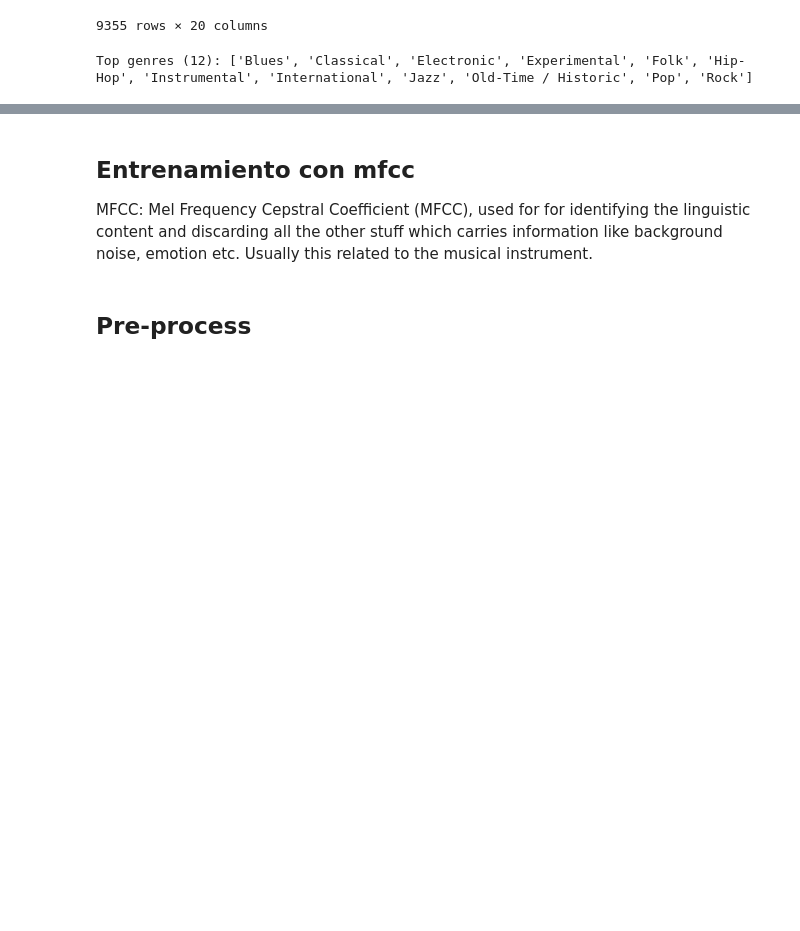
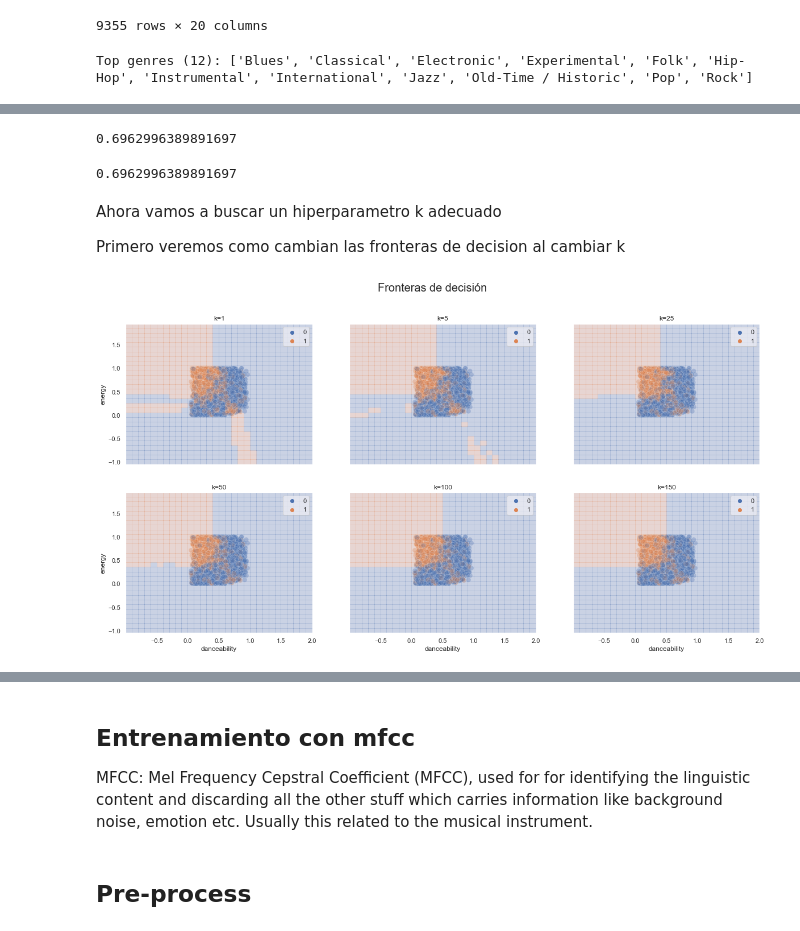
Before and after one commit to jpyunis/digital-house-challenge-3, a Jupyter notebook: Clasificacion.ipynb, the cells around one changed output, grey strips where cells are left out. Cells and saved outputs as stored; diff of their text form; code cells hidden in the pictures; blank space fills up the shorter version.

```diff
--- a/Clasificacion.ipynb
+++ b/Clasificacion.ipynb
@@ -88,0 +101,4 @@ y = tracks['genre_top']
+# %%
+from sklearn.model_selection import train_test_split
+X_train, X_test, y_train, y_test = train_test_split(tracks_dummies[['danceability', 'energy']], tracks_dummies['Rock'], random_state=0)
+print('Hay', y_train.shape[0], 'datos de entrenamiento y', y_test.shape[0], 'datos de testeo')
@@ -88,0 +109,5 @@ y = tracks['genre_top']
+# %%
+from sklearn.neighbors import KNeighborsClassifier
+knn = KNeighborsClassifier(n_neighbors=5)
+knn.fit(X_train, y_train)
+y_pred = knn.predict(X_test)
@@ -88,0 +126,43 @@ y = tracks['genre_top']
+# %%
+df_pred['pred_ok'].mean()
+# %% [output]
+0.6962996389891697
+# %%
+from sklearn.metrics import accuracy_score
+accuracy_score(y_test, y_pred)
+# %% [output]
+0.6962996389891697
+# %% [markdown]
+Ahora vamos a buscar un hiperparametro k adecuado
+
+Primero veremos como cambian las fronteras de decision al cambiar k
+# %%
+fig, ax = plt.subplots(nrows=2, ncols=3, figsize=(20,10), sharex=True, sharey=True)
+ax = ax.ravel()
+fig.suptitle('Fronteras de decisión', fontsize=20)
+
+# Iteramos sobre distintos valores de k
+for i, k in enumerate([1, 5, 25, 50, 100, 150]):
+    # Visualizamos los datos de entrenamiento
+    sns.scatterplot(x=X_train['danceability'], y=X_train['energy'], hue=y_train.tolist(), alpha=0.3, s=75, ax=ax[i])
+
+    # Definimos una grilla de valores que abarcan todo el rango de cada variable
+    x1_min, x1_max = X_train['danceability'].min() - 1, X_train['danceability'].max() + 1
+    x2_min, x2_max = X_train['energy'].min() - 1, X_train['energy'].max() + 1
+    danceability, energy = np.meshgrid(np.arange(x1_min, x1_max, .1), np.arange(x2_min, x2_max, .1))
+
+    # Instanciamos y entrenamos un KNN con n_neighbors=k
+    knn = KNeighborsClassifier(n_neighbors=k)
+    knn.fit(X_train, y_train)
+
+    # Predecimos a partir de los valores de la grilla
+    Z = knn.predict(np.c_[danceability.ravel(), energy.ravel()])
+    Z = Z.reshape(danceability.shape)
+
+    # Representamos las áreas de influencia de cada clase
+    ax[i].pcolormesh(danceability, energy, Z, cmap=ListedColormap(sns.color_palette(n_colors=2)), alpha=0.2, shading='auto')
+    ax[i].set_title(f'k={k}')
+    ax[i].set_xlabel(f'danceability')
+    ax[i].set_ylabel(f'energy')
+# %% [output]
+[figure, added]
```
Also changed, not shown: parts of 24 cells of this notebook, 18 other files.
